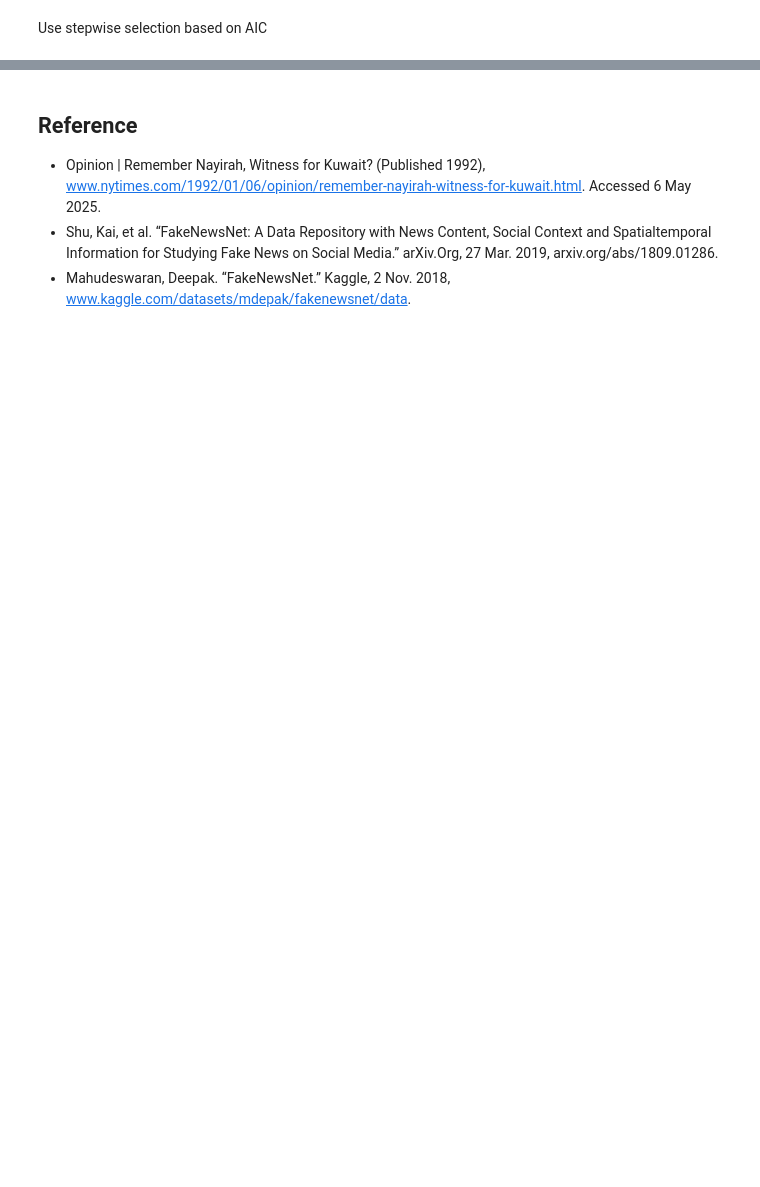
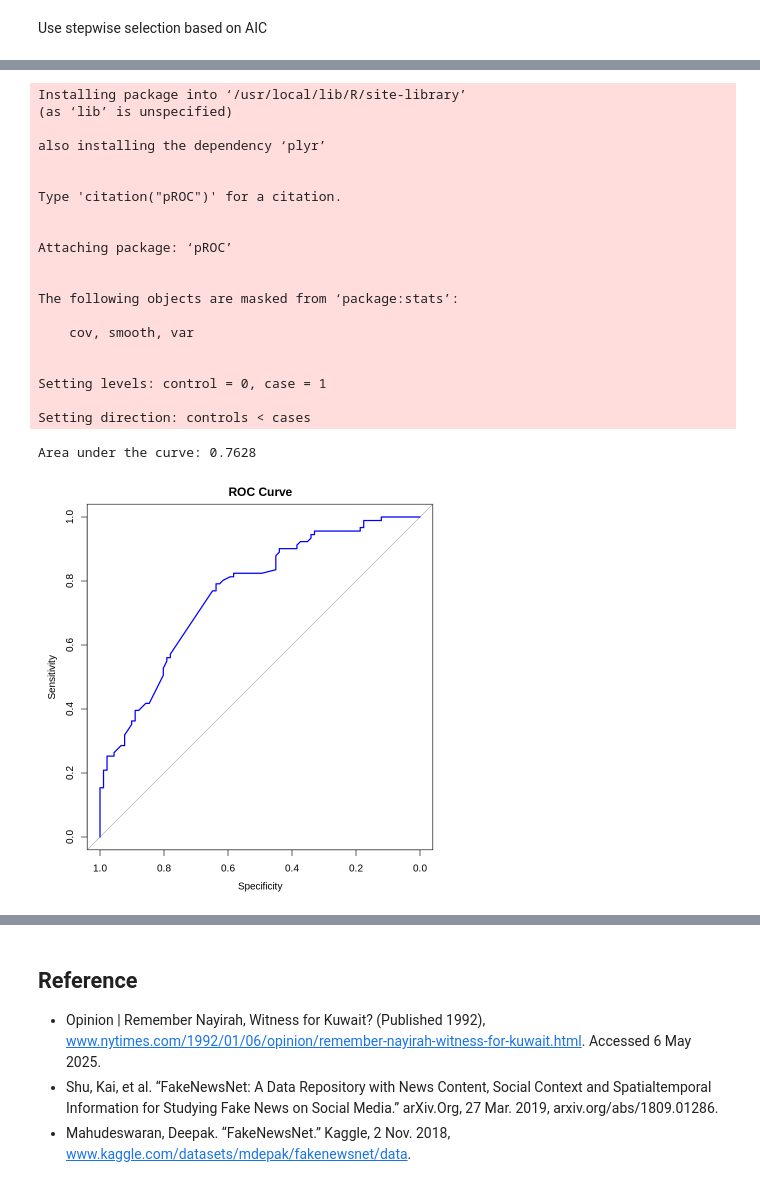
Before and after one commit to Wook22/Fake_News_Classification, a Jupyter notebook: Fake_News_Analysis.ipynb, the cells around one changed output, grey strips where cells are left out. Drawn from its saved outputs; the diff is of its cells as text; code cells hidden in the pictures; blank space fills up the shorter version.

```diff
--- a/Fake_News_Analysis.ipynb
+++ b/Fake_News_Analysis.ipynb
@@ -311,0 +304,3 @@ df$predicted_prob <- predict(model_best, type = "response")
+# %%
+# Predict probabilities for the 'real_fake' outcome
+pred_probs <- predict(model_best, newdata = df_drop, type = "response")
@@ -311,0 +334,33 @@ df$predicted_prob <- predict(model_best, type = "response")
+# %%
+install.packages("pROC")
+library(pROC)
+
+# Generate ROC curve
+roc_curve <- roc(df_drop$real_fake, pred_probs)
+plot(roc_curve, main = "ROC Curve", col = "blue")
+
+# Compute AUC
+auc(roc_curve)
+# %% [output]
+Installing package into ‘/usr/local/lib/R/site-library’
+(as ‘lib’ is unspecified)
+
+also installing the dependency ‘plyr’
+
+
+Type 'citation("pROC")' for a citation.
+
+
+Attaching package: ‘pROC’
+
+
+The following objects are masked from ‘package:stats’:
+
+    cov, smooth, var
+
+
+Setting levels: control = 0, case = 1
+
+Setting direction: controls < cases
+Area under the curve: 0.7628
+[figure, added]
```
Also changed, not shown: parts of 22 cells of this notebook.
